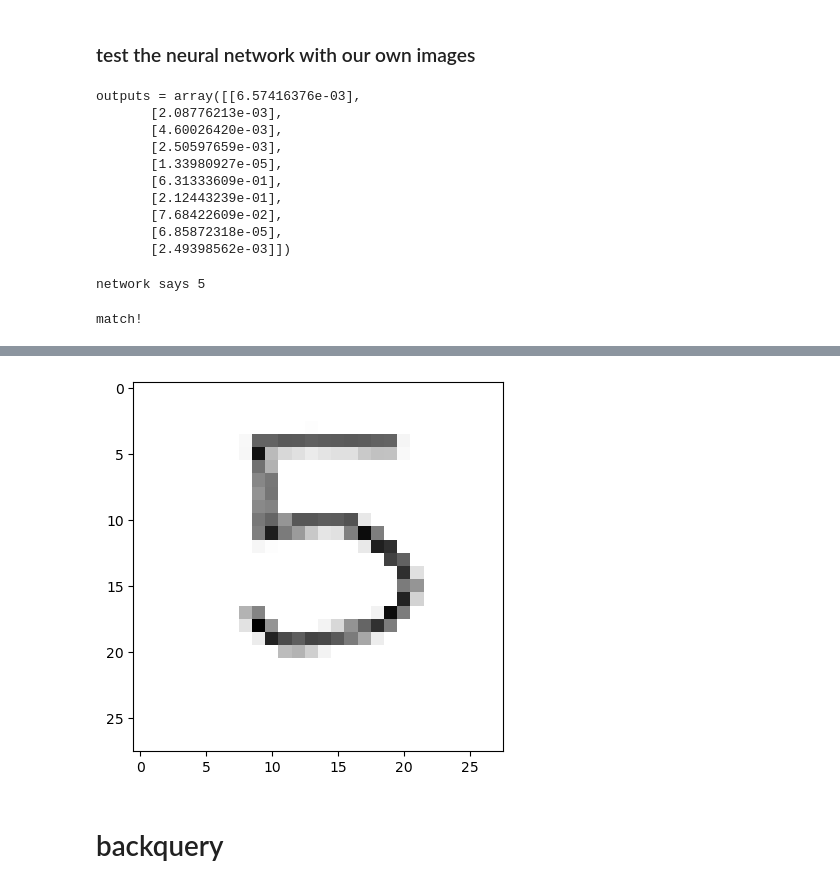
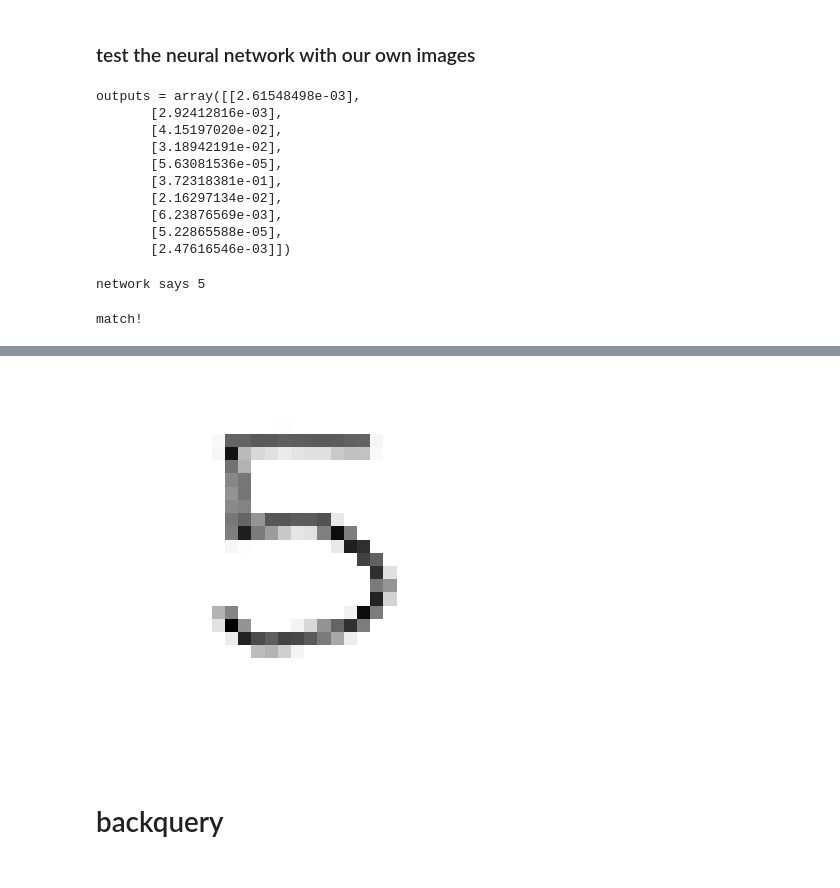
Before and after one commit to Fengzi21/makeyourownneuralnetwork, a Jupyter notebook: part3_neural_network_mnist_and_own_data.ipynb, the cells around one changed output, grey strips where cells are left out. Cells and saved outputs as stored; diff of their text form; code cells hidden in the pictures.

```diff
--- a/part3_neural_network_mnist_and_own_data.ipynb
+++ b/part3_neural_network_mnist_and_own_data.ipynb
@@ -46,8 +46,8 @@ start = time.perf_counter()
 for e in range(epochs):
     for record in training_data_list:
         all_values = record.split(',')
-        inputs = (numpy.asfarray(all_values[1:]) / 255.0 * 0.99) + 0.01
-        targets = numpy.zeros(output_nodes) + 0.01
+        inputs = (np.asarray(all_values[1:], dtype=float) / 255.0 * 0.99) + 0.01
+        targets = np.zeros(output_nodes) + 0.01
         targets[int(all_values[0])] = 0.99
         n.train(inputs, targets, print_counter=True)
 
@@ -96,16 +95,16 @@ scorecard = []
 for record in test_data_list:
     all_values = record.split(',')
     correct_label = int(all_values[0])
-    inputs = (numpy.asfarray(all_values[1:]) / 255.0 * 0.99) + 0.01
+    inputs = (np.asarray(all_values[1:], dtype=float) / 255.0 * 0.99) + 0.01
     outputs = n.query(inputs)
-    label = numpy.argmax(outputs)
+    label = np.argmax(outputs)
     if (label == correct_label):
         scorecard.append(1)
     else:
         scorecard.append(0)
 
 # calculate the performance score, the fraction of correct answers
-scorecard_array = numpy.asarray(scorecard)
+scorecard_array = np.asarray(scorecard)
 performance = scorecard_array.sum() / scorecard_array.size
-print(f"{performance = }")
+print(f"{performance = :.4f}")
 # %% [output]
@@ -123,7 +122,7 @@ for image_file_name in glob.glob('my_own_images/2828_my_own_?.png'):
     img_data  = 255.0 - img_array.reshape(784)
     img_data = (img_data / 255.0 * 0.99) + 0.01
 
-    record = numpy.append(label, img_data)
+    record = np.append(label, img_data)
     our_own_dataset.append(record)
 # %% [output]
 loading my_own_images/2828_my_own_3.png
@@ -137,7 +136,8 @@ loading my_own_images/2828_my_own_6.png
 item = 2  # record to test
 
 # plot image
-plt.imshow(our_own_dataset[item][1:].reshape(28,28), cmap='Greys', interpolation='None');
+plt.imshow(our_own_dataset[item][1:].reshape(28,28), cmap='Greys', interpolation='None')
+plt.axis('off');
 
 correct_label = our_own_dataset[item][0]  # correct answer is first value
 inputs = our_own_dataset[item][1:]        # data is remaining values
@@ -146,20 +146,20 @@ outputs = n.query(inputs)
 print(f"{outputs = }")
 
 # the index of the highest value corresponds to the label
-label = numpy.argmax(outputs)
+label = np.argmax(outputs)
 print(f"network says {label}")
 
 print("match!") if (label == correct_label) else print("no match!")
 # %% [output]
-outputs = array([[6.57416376e-03],
-       [2.08776213e-03],
-       [4.60026420e-03],
-       [2.50597659e-03],
-       [1.33980927e-05],
-       [6.31333609e-01],
-       [2.12443239e-01],
-       [7.68422609e-02],
-       [6.85872318e-05],
-       [2.49398562e-03]])
+outputs = array([[2.61548498e-03],
+       [2.92412816e-03],
+       [4.15197020e-02],
+       [3.18942191e-02],
+       [5.63081536e-05],
+       [3.72318381e-01],
+       [2.16297134e-02],
+       [6.23876569e-03],
+       [5.22865588e-05],
+       [2.47616546e-03]])
 network says 5
 match!
@@ -167,4 +166,4 @@ match!
-[figure, old version]
+[figure, new version]
 # %% [markdown]
 # backquery
 # %%
```
Also changed, not shown: parts of 6 cells of this notebook, 10 other files.
